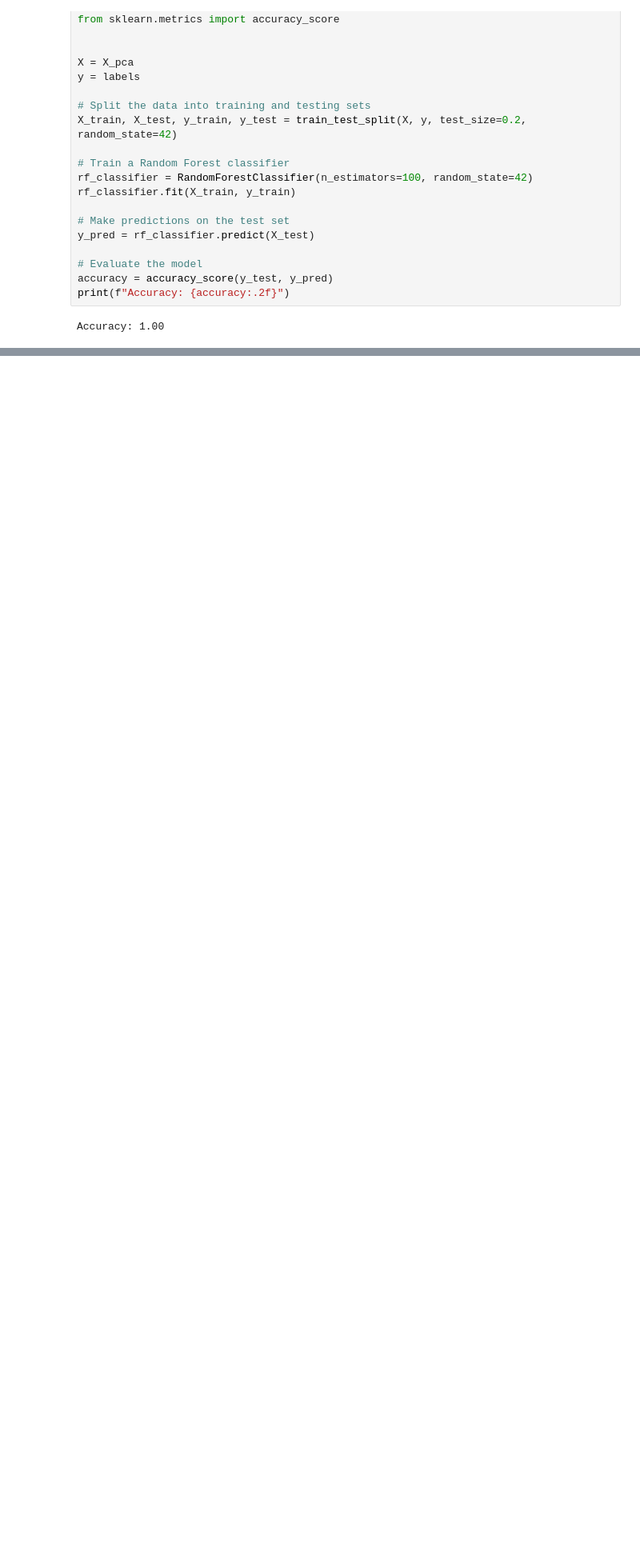
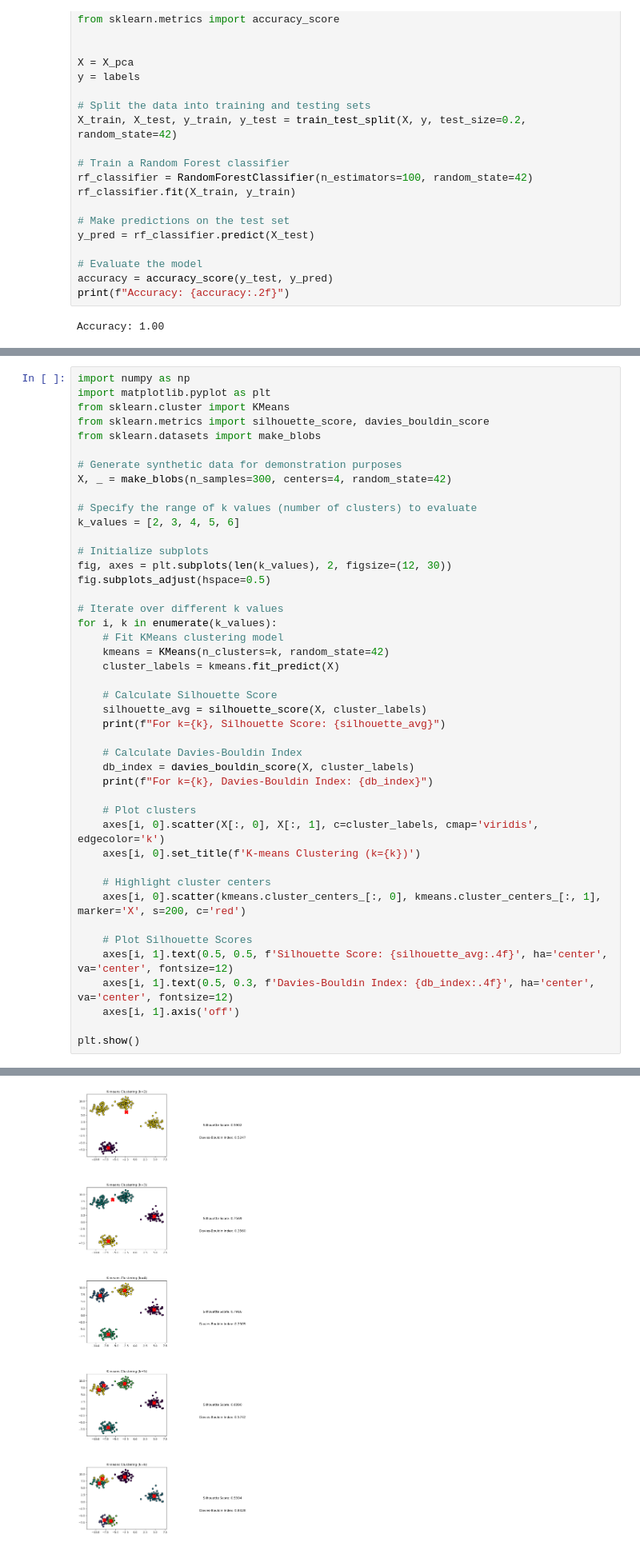
Before and after one commit to DriverBehaviour-FYP/Driver-Behaviour-Analysis, a Jupyter notebook: notebook/clustering/GMM.ipynb, the cells around one changed output, grey strips where cells are left out. Shown at 80% size. Saved outputs shown, nothing was run; the diff lists cells and outputs as text; blank space fills up the shorter version.

```diff
--- a/notebook/clustering/GMM.ipynb
+++ b/notebook/clustering/GMM.ipynb
@@ -130,3 +200,48 @@ plt.title("Random Forest Feature Importance")
 plt.show()
 # %% [output]
 [figure]
+# %%
+import numpy as np
+import matplotlib.pyplot as plt
+from sklearn.cluster import KMeans
+from sklearn.metrics import silhouette_score, davies_bouldin_score
+from sklearn.datasets import make_blobs
+
+# Generate synthetic data for demonstration purposes
+X, _ = make_blobs(n_samples=300, centers=4, random_state=42)
+
+# Specify the range of k values (number of clusters) to evaluate
+k_values = [2, 3, 4, 5, 6]
+
+# Initialize subplots
+fig, axes = plt.subplots(len(k_values), 2, figsize=(12, 30))
+fig.subplots_adjust(hspace=0.5)
+
+# Iterate over different k values
+for i, k in enumerate(k_values):
+    # Fit KMeans clustering model
+    kmeans = KMeans(n_clusters=k, random_state=42)
+    cluster_labels = kmeans.fit_predict(X)
+
+    # Calculate Silhouette Score
+    silhouette_avg = silhouette_score(X, cluster_labels)
+    print(f"For k={k}, Silhouette Score: {silhouette_avg}")
+
+    # Calculate Davies-Bouldin Index
+    db_index = davies_bouldin_score(X, cluster_labels)
+    print(f"For k={k}, Davies-Bouldin Index: {db_index}")
+
+    # Plot clusters
+    axes[i, 0].scatter(X[:, 0], X[:, 1], c=cluster_labels, cmap='viridis', edgecolor='k')
+    axes[i, 0].set_title(f'K-means Clustering (k={k})')
+
+    # Highlight cluster centers
+    axes[i, 0].scatter(kmeans.cluster_centers_[:, 0], kmeans.cluster_centers_[:, 1], marker='X', s=200, c='red')
+
+    # Plot Silhouette Scores
+    axes[i, 1].text(0.5, 0.5, f'Silhouette Score: {silhouette_avg:.4f}', ha='center', va='center', fontsize=12)
+    axes[i, 1].text(0.5, 0.3, f'Davies-Bouldin Index: {db_index:.4f}', ha='center', va='center', fontsize=12)
+    axes[i, 1].axis('off')
+
+plt.show()
+# %% [output]
@@ -132,0 +258 @@ plt.show()
+[figure, added]
```
Also changed, not shown: parts of 12 cells of this notebook, 5 other files.
